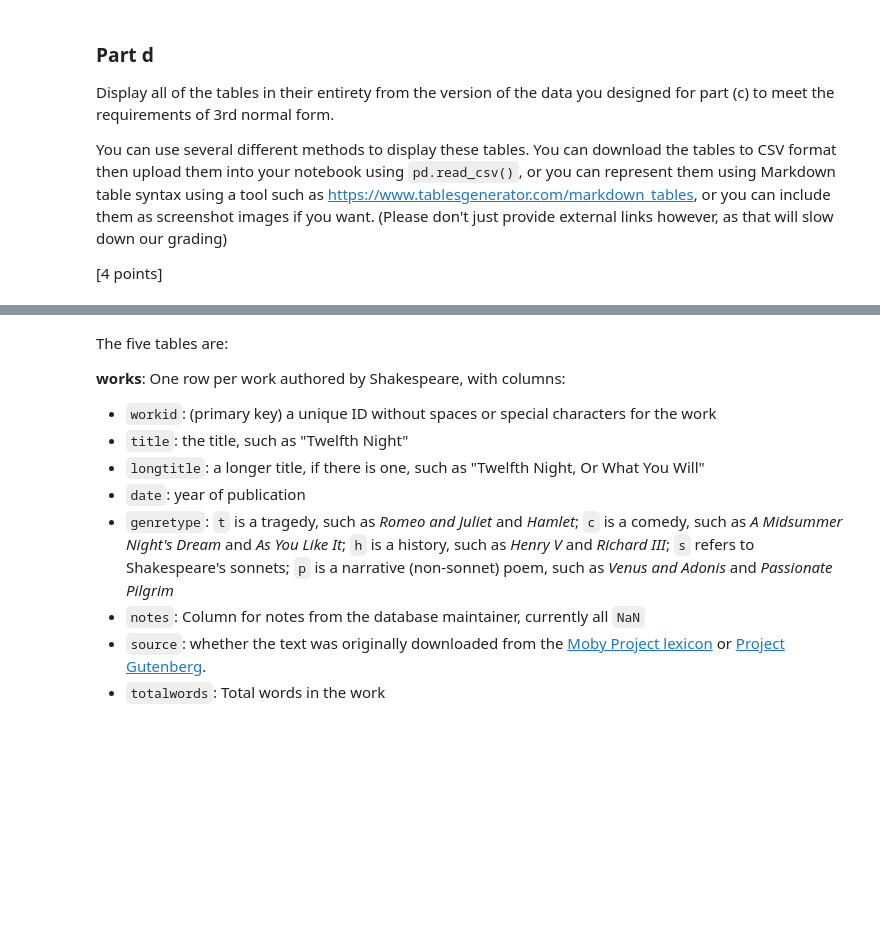
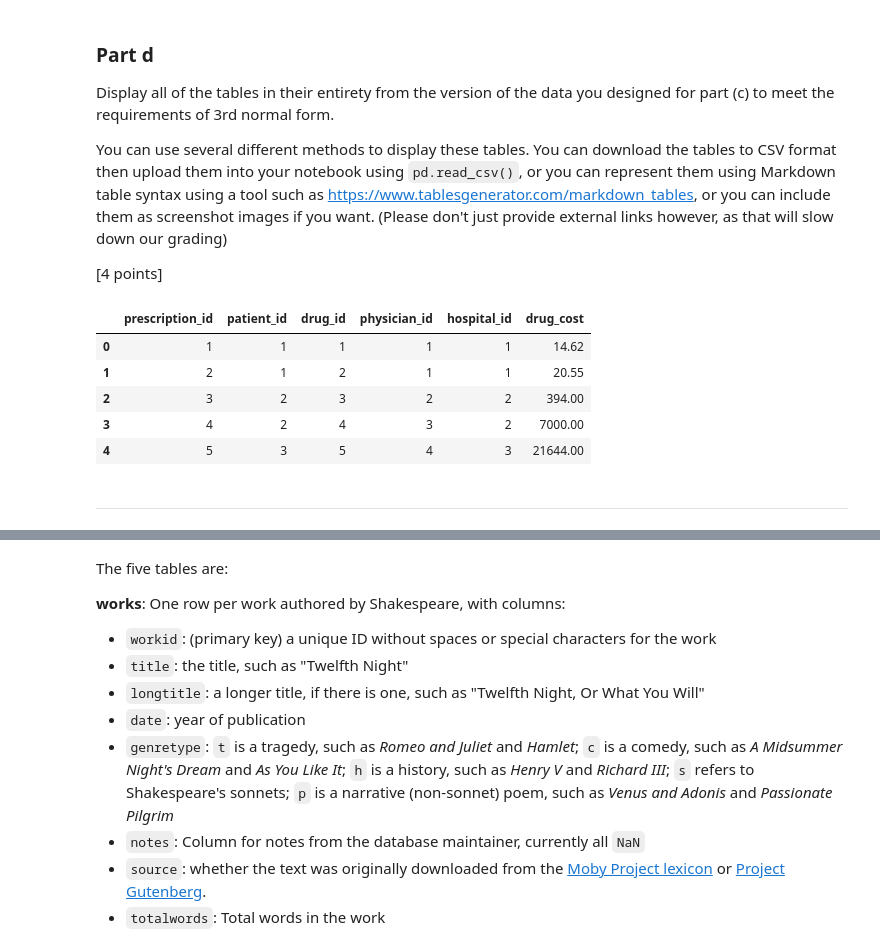
Before and after one commit to vep5ye/ds6001databases, a Jupyter notebook: labassignment6.ipynb, the cells around one changed output, grey strips where cells are left out. Drawn from its saved outputs; the diff is of its cells as text; code cells hidden in the pictures; blank space fills up the shorter version.

Commit message:
complete problem 2

```diff
--- a/labassignment6.ipynb
+++ b/labassignment6.ipynb
@@ -289,6 +315,18 @@ Display all of the tables in their entirety from the version of the data you des
 You can use several different methods to display these tables. You can download the tables to CSV format then upload them into your notebook using `pd.read_csv()`, or you can represent them using Markdown table syntax using a tool such as  https://www.tablesgenerator.com/markdown_tables, or you can include them as screenshot images if you want. (Please don't just provide external links however, as that will slow down our grading)
 
 [4 points]
+# %%
+ThreeNF = pd.read_excel('Problem2.xlsx')
+ThreeNF.head()
+# %% [output]
+|  | prescription_id | patient_id | drug_id | physician_id | hospital_id | drug_cost |
+| 0 | 1 | 1 | 1 | 1 | 1 | 14.62 |
+| 1 | 2 | 1 | 2 | 1 | 1 | 20.55 |
+| 2 | 3 | 2 | 3 | 2 | 2 | 394.00 |
+| 3 | 4 | 2 | 4 | 3 | 2 | 7000.00 |
+| 4 | 5 | 3 | 5 | 4 | 3 | 21644.00 |
+# %% [markdown]
+---
 # %% [markdown]
 ## Problem 3
 For this problem, you will be documenting and a building database that contains the entire collected works of Shakespeare.
```
Also changed, not shown: parts of 10 cells of this notebook, 3 other files.
